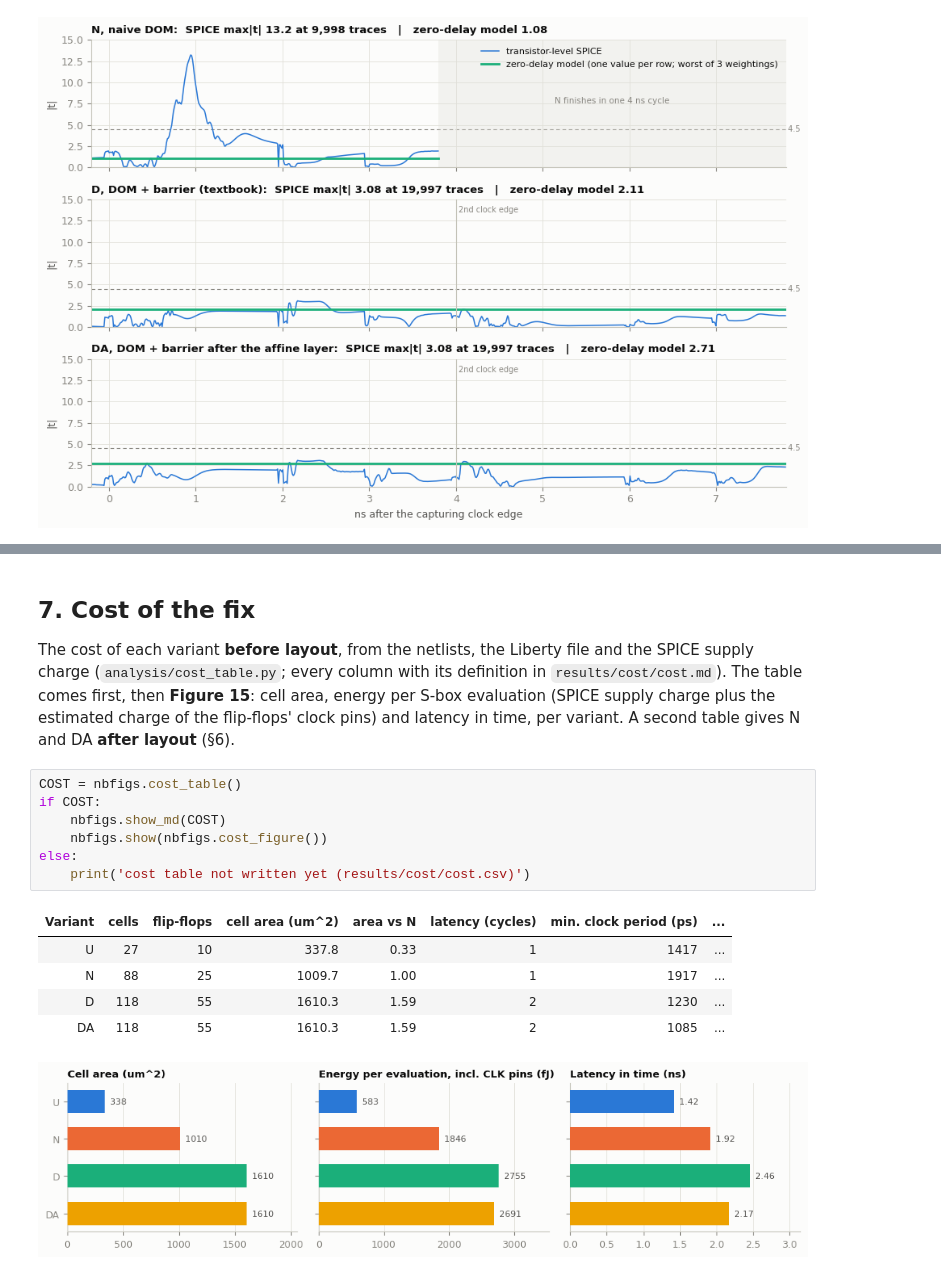
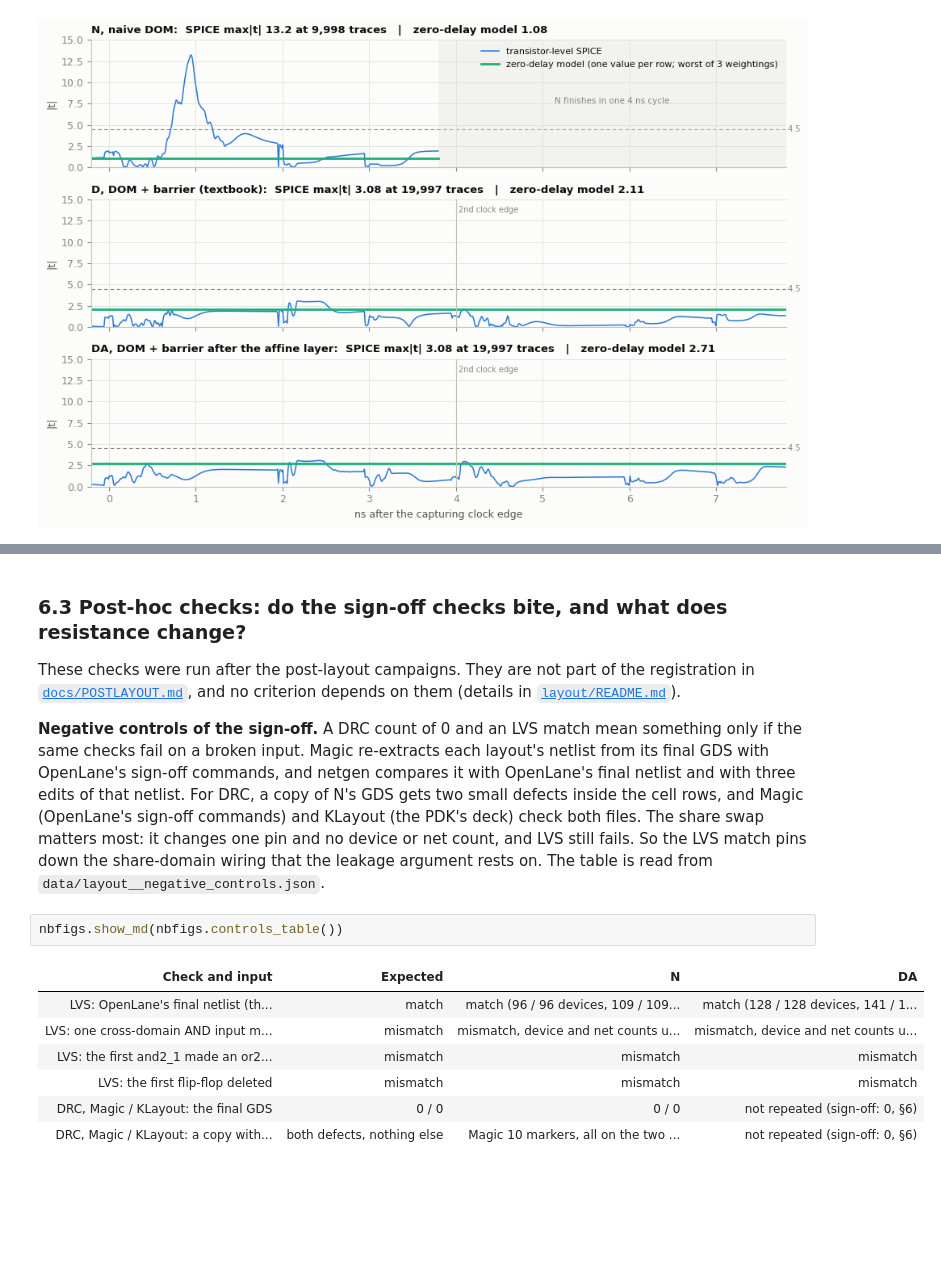
Before and after one commit to Sarkar22/ascon-glitch-leakage, a Jupyter notebook: notebook/ascon_glitch_leakage.ipynb, the cells around one changed output, grey strips where cells are left out. Cells and saved outputs as stored; diff of their text form; blank space fills up the shorter version.

```diff
--- a/notebook/ascon_glitch_leakage.ipynb
+++ b/notebook/ascon_glitch_leakage.ipynb
@@ -819,22 +859,24 @@ sky130 tt, N's first-order leak survives place and route, and DA shows no first-
 # %% [markdown]
-## 7. Cost of the fix
+### 6.3 Post-hoc checks: do the sign-off checks bite, and what does resistance change?
 
-The cost of each variant **before layout**, from the netlists, the Liberty file and the SPICE supply charge
-(`analysis/cost_table.py`; every column with its definition in `results/cost/cost.md`). The table comes first, then
-**Figure 15**: cell area, energy per S-box evaluation (SPICE supply charge plus the estimated charge of the flip-flops'
-clock pins) and latency in time, per variant. A second table gives N and DA **after layout** (§6).
+These checks were run after the post-layout campaigns. They are not part of the registration in [`docs/POSTLAYOUT.md`](https://github.com/Sarkar22/ascon-glitch-leakage/blob/main/docs/POSTLAYOUT.md),
+and no criterion depends on them (details in [`layout/README.md`](https://github.com/Sarkar22/ascon-glitch-leakage/blob/main/layout/README.md)).
+
+**Negative controls of the sign-off.** A DRC count of 0 and an LVS match mean something only if the same checks fail
+on a broken input. Magic re-extracts each layout's netlist from its final GDS with OpenLane's sign-off commands, and
+netgen compares it with OpenLane's final netlist and with three edits of that netlist. For DRC, a copy of N's GDS gets
+two small defects inside the cell rows, and Magic (OpenLane's sign-off commands) and KLayout (the PDK's deck) check
+both files. The share swap matters most: it changes one pin and no device or net count, and LVS still fails. So the
+LVS match pins down the share-domain wiring that the leakage argument rests on. The table is read from
+`data/layout__negative_controls.json`.
 # %%
-COST = nbfigs.cost_table()
-if COST:
-    nbfigs.show_md(COST)
-    nbfigs.show(nbfigs.cost_figure())
-else:
-    print('cost table not written yet (results/cost/cost.csv)')
+nbfigs.show_md(nbfigs.controls_table())
 # %% [output]
-| Variant | cells | flip-flops | cell area (um^2) | area vs N | latency (cycles) | min. clock period (ps) | ... |
-| U | 27 | 10 | 337.8 | 0.33 | 1 | 1417 | ... |
-| N | 88 | 25 | 1009.7 | 1.00 | 1 | 1917 | ... |
-| D | 118 | 55 | 1610.3 | 1.59 | 2 | 1230 | ... |
-| DA | 118 | 55 | 1610.3 | 1.59 | 2 | 1085 | ... |
+| Check and input | Expected | N | DA |
+| LVS: OpenLane's final netlist (th... | match | match (96 / 96 devices, 109 / 109... | match (128 / 128 devices, 141 / 1... |
+| LVS: one cross-domain AND input m... | mismatch | mismatch, device and net counts u... | mismatch, device and net counts u... |
+| LVS: the first and2_1 made an or2... | mismatch | mismatch | mismatch |
+| LVS: the first flip-flop deleted | mismatch | mismatch | mismatch |
+| DRC, Magic / KLayout: the final GDS | 0 / 0 | 0 / 0 | not repeated (sign-off: 0, §6) |
+| DRC, Magic / KLayout: a copy with... | both defects, nothing else | Magic 10 markers, all on the two ... | not repeated (sign-off: 0, §6) |
-[figure, removed]
 # %% [markdown]
```
Also changed, not shown: parts of 106 cells of this notebook, 36 other files.
